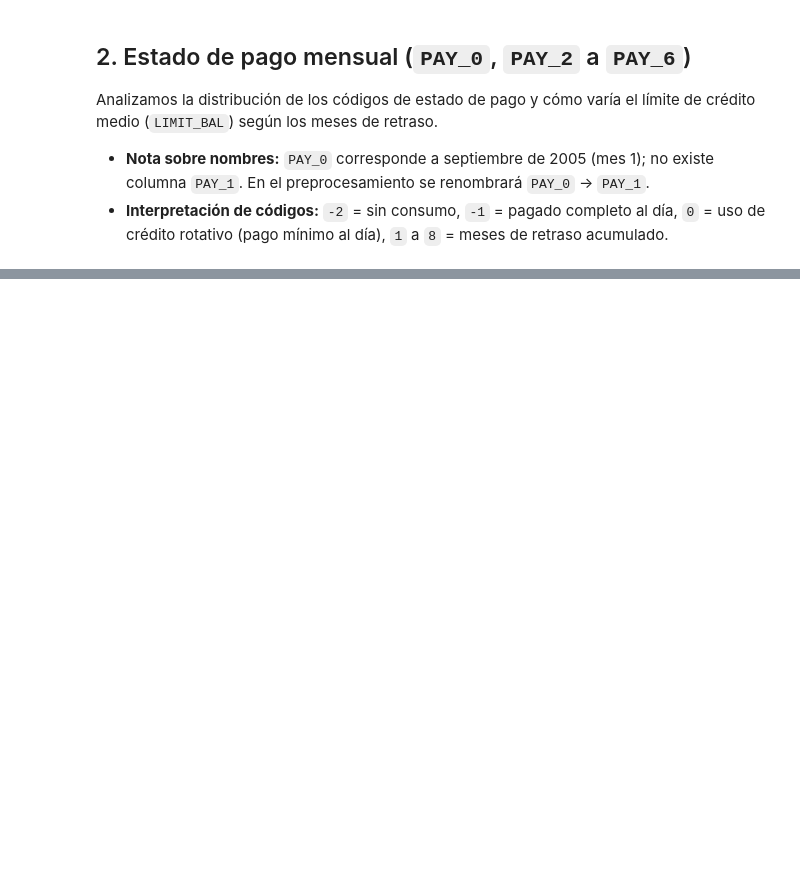
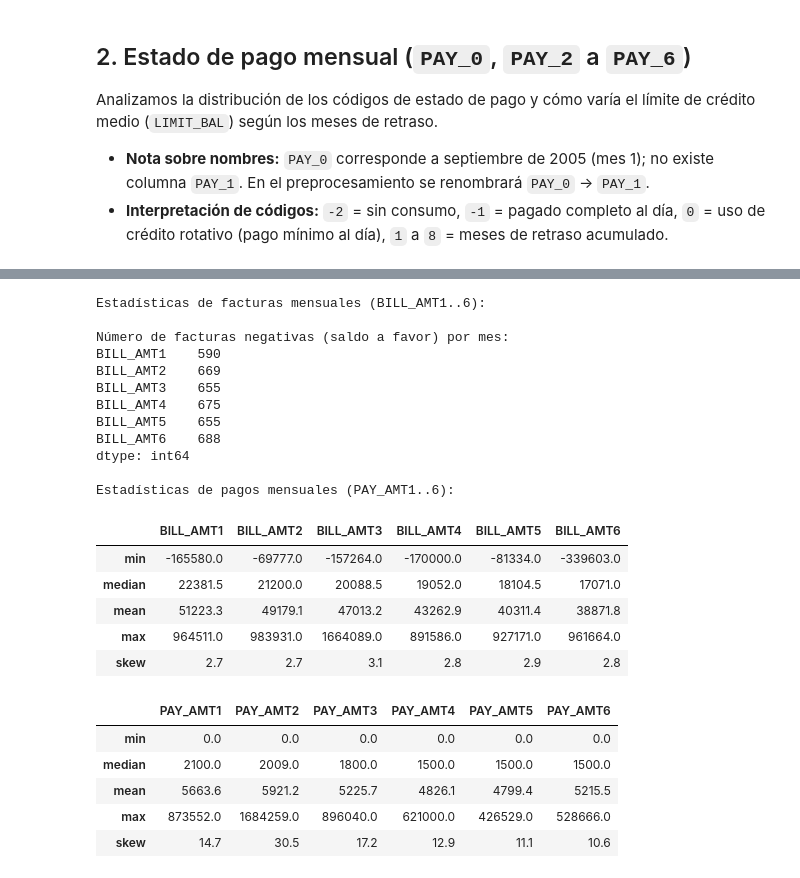
Before and after one commit to Bootcamp-DA-P3/DA-Projecto-7-Regression-Franco-Olena, a Jupyter notebook: notebooks/01b_eda_historial.ipynb, the cells around one changed output, grey strips where cells are left out. Saved outputs shown, nothing was run; the diff lists cells and outputs as text; code cells hidden in the pictures; blank space fills up the shorter version.

```diff
--- a/notebooks/01b_eda_historial.ipynb
+++ b/notebooks/01b_eda_historial.ipynb
@@ -74,0 +119,37 @@ plt.show()
+# %%
+cols_bill = [f"BILL_AMT{i}" for i in range(1, 7)]
+cols_pay_amt = [f"PAY_AMT{i}" for i in range(1, 7)]
+
+print("Estadísticas de facturas mensuales (BILL_AMT1..6):")
+display(df[cols_bill].agg(["min", "median", "mean", "max", "skew"]).round(1))
+
+print("\nNúmero de facturas negativas (saldo a favor) por mes:")
+print((df[cols_bill] < 0).sum())
+
+print("\nEstadísticas de pagos mensuales (PAY_AMT1..6):")
+display(df[cols_pay_amt].agg(["min", "median", "mean", "max", "skew"]).round(1))
+# %% [output]
+Estadísticas de facturas mensuales (BILL_AMT1..6):
+
+Número de facturas negativas (saldo a favor) por mes:
+BILL_AMT1    590
+BILL_AMT2    669
+BILL_AMT3    655
+BILL_AMT4    675
+BILL_AMT5    655
+BILL_AMT6    688
+dtype: int64
+
+Estadísticas de pagos mensuales (PAY_AMT1..6):
+|  | BILL_AMT1 | BILL_AMT2 | BILL_AMT3 | BILL_AMT4 | BILL_AMT5 | BILL_AMT6 |
+| min | -165580.0 | -69777.0 | -157264.0 | -170000.0 | -81334.0 | -339603.0 |
+| median | 22381.5 | 21200.0 | 20088.5 | 19052.0 | 18104.5 | 17071.0 |
+| mean | 51223.3 | 49179.1 | 47013.2 | 43262.9 | 40311.4 | 38871.8 |
+| max | 964511.0 | 983931.0 | 1664089.0 | 891586.0 | 927171.0 | 961664.0 |
+| skew | 2.7 | 2.7 | 3.1 | 2.8 | 2.9 | 2.8 |
+|  | PAY_AMT1 | PAY_AMT2 | PAY_AMT3 | PAY_AMT4 | PAY_AMT5 | PAY_AMT6 |
+| min | 0.0 | 0.0 | 0.0 | 0.0 | 0.0 | 0.0 |
+| median | 2100.0 | 2009.0 | 1800.0 | 1500.0 | 1500.0 | 1500.0 |
+| mean | 5663.6 | 5921.2 | 5225.7 | 4826.1 | 4799.4 | 5215.5 |
+| max | 873552.0 | 1684259.0 | 896040.0 | 621000.0 | 426529.0 | 528666.0 |
+| skew | 14.7 | 30.5 | 17.2 | 12.9 | 11.1 | 10.6 |
```
Also changed, not shown: parts of 8 cells of this notebook, 2 other files.
